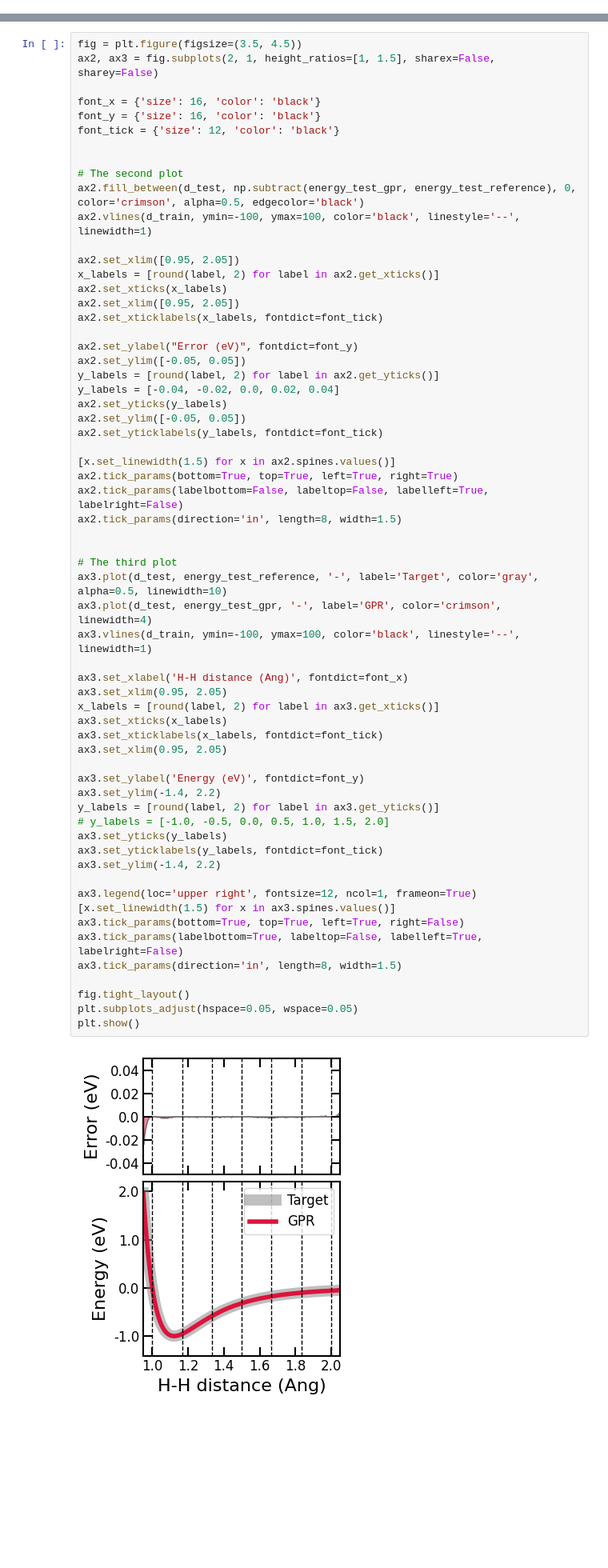
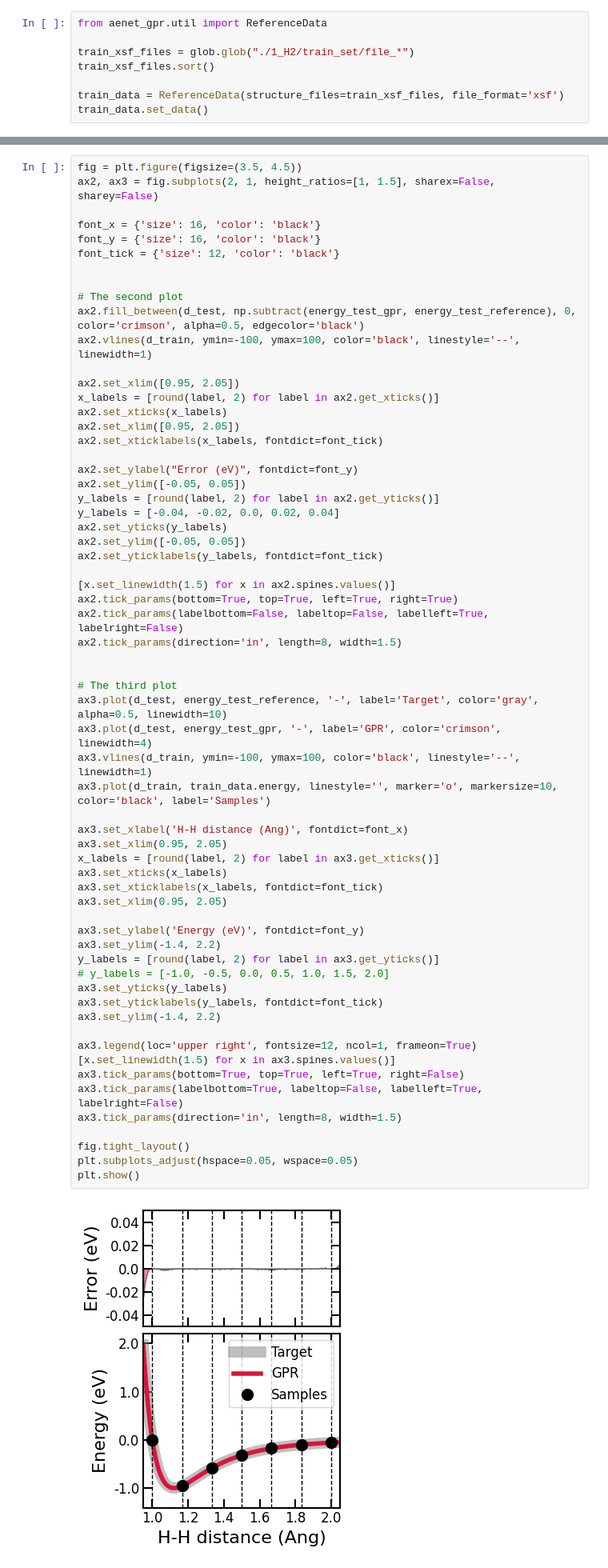
Before and after one commit to atomisticnet/aenet-gpr, a Jupyter notebook: tutorial/tutorial_1_H2.ipynb, the cells around one changed output, grey strips where cells are left out. Shown at 80% size. Saved outputs shown, nothing was run; the diff lists cells and outputs as text; blank space fills up the shorter version.

```diff
--- a/tutorial/tutorial_1_H2.ipynb
+++ b/tutorial/tutorial_1_H2.ipynb
@@ -214,6 +214,14 @@ Saving test target to [energy_test_reference.npy] and [force_test_reference.npy]
 Saving GPR prediction to [energy_test_gpr.npy], [force_test_gpr.npy], and [uncertainty_test_gpr.npy]
 # %% [markdown]
 # 3. Visualize the results
+# %%
+from aenet_gpr.util import ReferenceData
+
+train_xsf_files = glob.glob("./1_H2/train_set/file_*")
+train_xsf_files.sort()
+
+train_data = ReferenceData(structure_files=train_xsf_files, file_format='xsf')
+train_data.set_data()
 # %%
 energy_test_gpr = np.load("./energy_test_gpr.npy")
 energy_test_reference = np.load("./energy_test_reference.npy")
@@ -262,34 +270,35 @@ ax2.tick_params(direction='in', length=8, width=1.5)
 # The third plot
 ax3.plot(d_test, energy_test_reference, '-', label='Target', color='gray', alpha=0.5, linewidth=10)
 ax3.plot(d_test, energy_test_gpr, '-', label='GPR', color='crimson', linewidth=4)
 ax3.vlines(d_train, ymin=-100, ymax=100, color='black', linestyle='--', linewidth=1)
+ax3.plot(d_train, train_data.energy, linestyle='', marker='o', markersize=10, color='black', label='Samples')
 
 ax3.set_xlabel('H-H distance (Ang)', fontdict=font_x)
 ax3.set_xlim(0.95, 2.05)
 x_labels = [round(label, 2) for label in ax3.get_xticks()]
 ax3.set_xticks(x_labels)
 ax3.set_xticklabels(x_labels, fontdict=font_tick)
 ax3.set_xlim(0.95, 2.05)
 
 ax3.set_ylabel('Energy (eV)', fontdict=font_y)
 ax3.set_ylim(-1.4, 2.2)
 y_labels = [round(label, 2) for label in ax3.get_yticks()]
 # y_labels = [-1.0, -0.5, 0.0, 0.5, 1.0, 1.5, 2.0]
 ax3.set_yticks(y_labels)
 ax3.set_yticklabels(y_labels, fontdict=font_tick)
 ax3.set_ylim(-1.4, 2.2)
 
 ax3.legend(loc='upper right', fontsize=12, ncol=1, frameon=True)
 [x.set_linewidth(1.5) for x in ax3.spines.values()]
 ax3.tick_params(bottom=True, top=True, left=True, right=False)
 ax3.tick_params(labelbottom=True, labeltop=False, labelleft=True, labelright=False)
 ax3.tick_params(direction='in', length=8, width=1.5)
 
 fig.tight_layout()
 plt.subplots_adjust(hspace=0.05, wspace=0.05)
 plt.show()
 # %% [output]
-[figure, old version]
+[figure, new version]
 # %%
 fig = plt.figure(figsize=(3.5, 4.5))
 ax2, ax3 = fig.subplots(2, 1, height_ratios=[1, 1.5], sharex=False, sharey=False)
```
Also changed, not shown: parts of 7 cells of this notebook, 3 other files.
